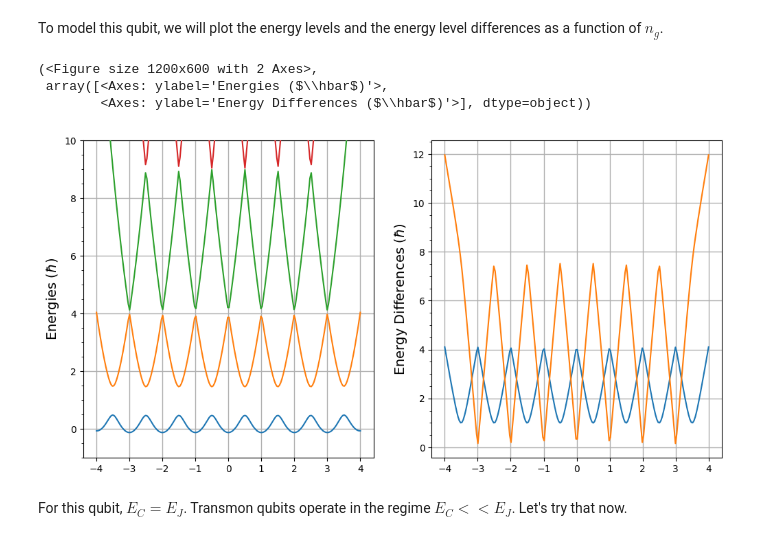
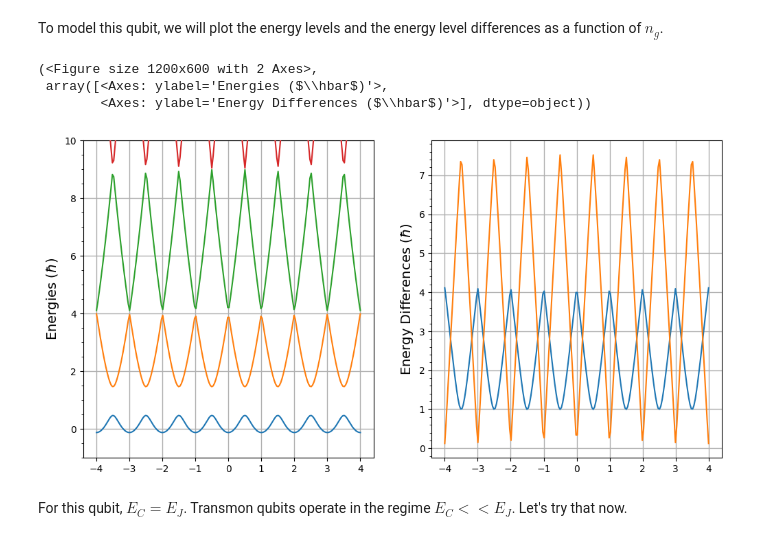
Before and after one commit to Khosmos3/Superconducting-Qubits, a Jupyter notebook: superconducting.ipynb, the cells around one changed output. Saved outputs shown, nothing was run; the diff lists cells and outputs as text; code cells hidden in the pictures.

```diff
--- a/superconducting.ipynb
+++ b/superconducting.ipynb
@@ -213,8 +213,3 @@ def transmon2(Ec, Ej, ng, N):
     H = 4 * Ec * ((q.charge(N)-ng)**2).full() + 0.5 * Ej * (np.diag(-np.ones(2*N), 1) + np.diag(-np.ones(2*N), -1))
 
     return q.Qobj(H)
-# %%
-N=3
-ng=3.5
-print(np.diag((np.arange(-N,N+1)-ng)**2))
-print(((q.charge(N)-ng)**2).full())
@@ -258,17 +238,17 @@ def plot_energy_as_function(x, energies, ymax, levels = 2):
 # %%
 Ec = 1
 Ej = 1
 all_ng = np.linspace(-4, 4, 200)
-N = 4
+N = 5
 
 energies = np.array([transmon2(Ec, Ej, ng, N).eigenenergies() for ng in all_ng])
 
 plot_energy_as_function(all_ng, energies, 10)
 # %% [output]
 (<Figure size 1200x600 with 2 Axes>,
  array([<Axes: ylabel='Energies ($\\hbar$)'>,
         <Axes: ylabel='Energy Differences ($\\hbar$)'>], dtype=object))
-[figure, old version]
+[figure, new version]
 # %% [markdown]
 For this qubit, $E_C = E_J$.  Transmon qubits operate in the regime $E_C << E_J$. Let's try that now.
 # %%
```
Also changed, not shown: parts of 3 cells of this notebook.
